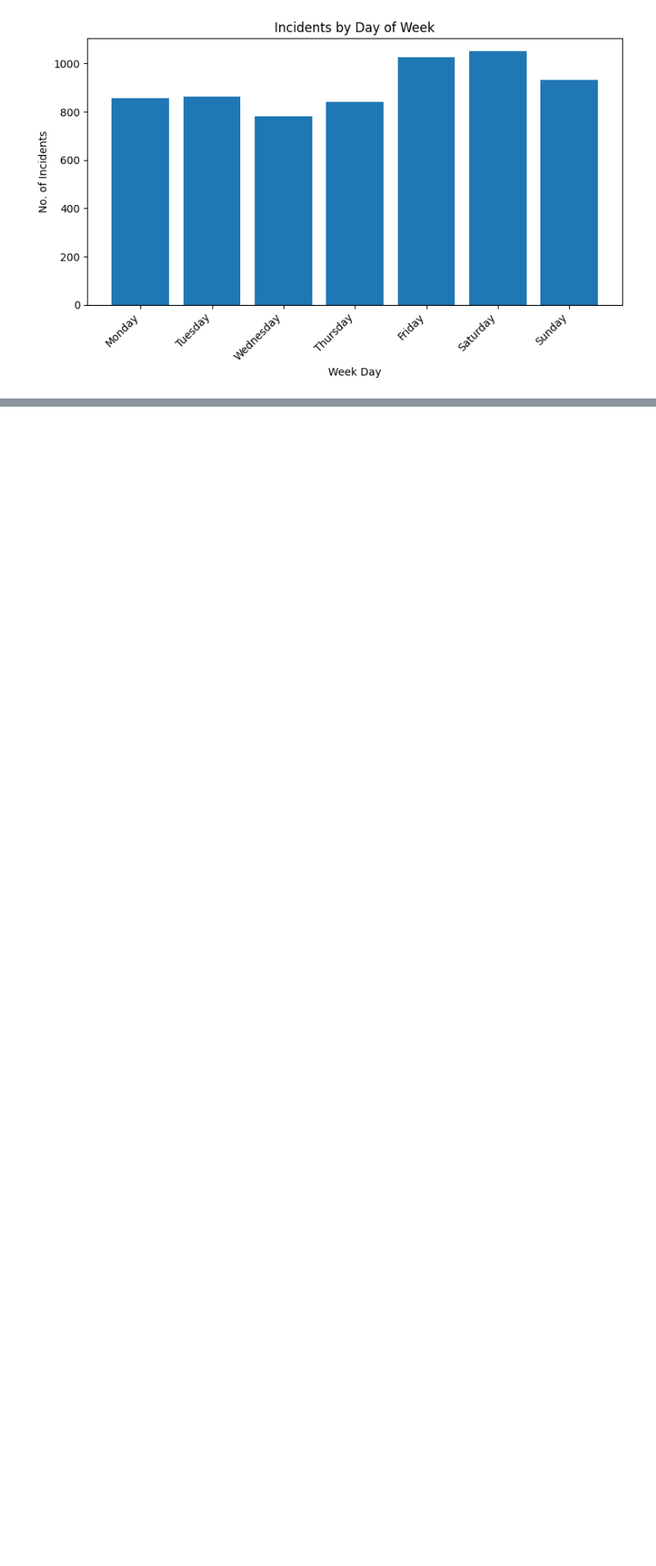
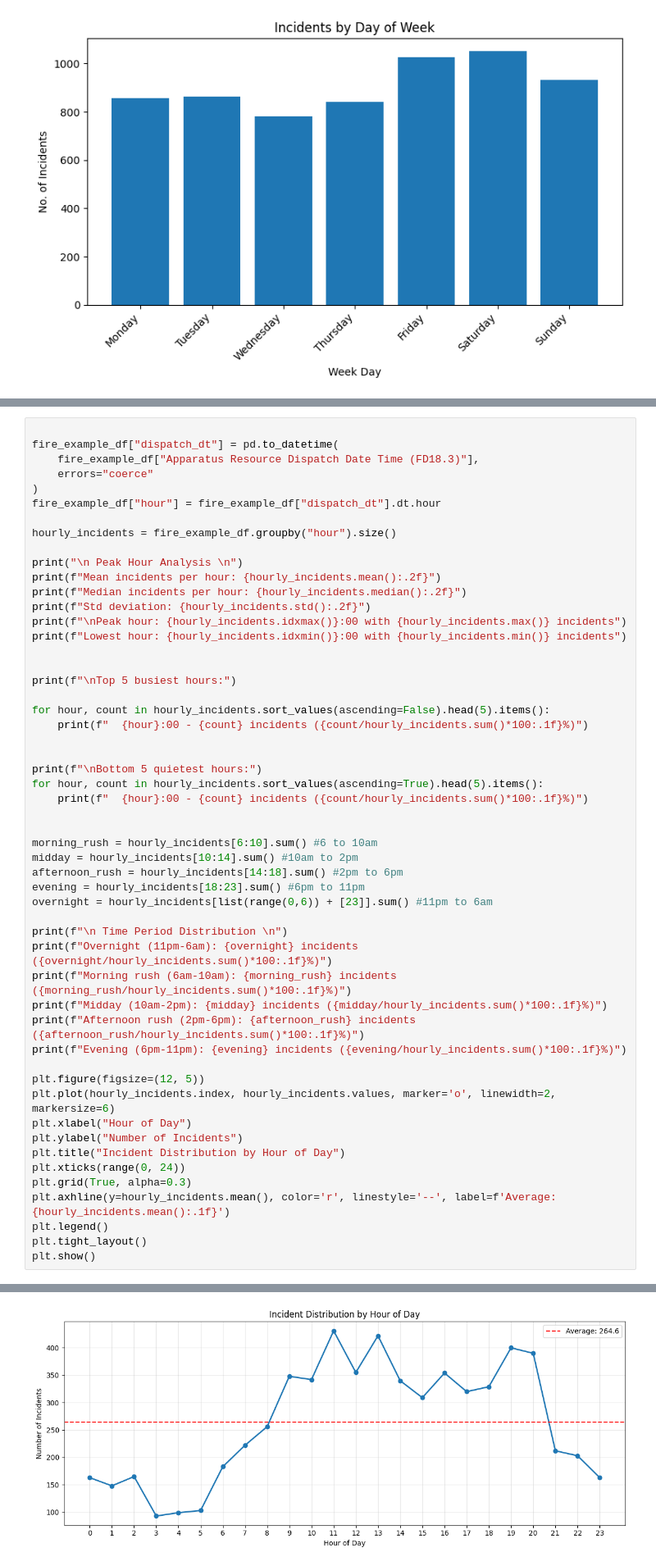
Before and after one commit to atelle10/ser401, a Jupyter notebook: notebooks/stats_kpis.ipynb, the cells around one changed output, grey strips where cells are left out. Shown at 82% size. Cells and saved outputs as stored; diff of their text form; blank space fills up the shorter version.

```diff
--- a/notebooks/stats_kpis.ipynb
+++ b/notebooks/stats_kpis.ipynb
@@ -95,0 +154,54 @@ plt.show()
+# %%
+
+fire_example_df["dispatch_dt"] = pd.to_datetime(
+    fire_example_df["Apparatus Resource Dispatch Date Time (FD18.3)"],
+    errors="coerce"
+)
+fire_example_df["hour"] = fire_example_df["dispatch_dt"].dt.hour
+
+hourly_incidents = fire_example_df.groupby("hour").size()
+
+print("\n Peak Hour Analysis \n")
+print(f"Mean incidents per hour: {hourly_incidents.mean():.2f}")
+print(f"Median incidents per hour: {hourly_incidents.median():.2f}")
+print(f"Std deviation: {hourly_incidents.std():.2f}")
+print(f"\nPeak hour: {hourly_incidents.idxmax()}:00 with {hourly_incidents.max()} incidents")
+print(f"Lowest hour: {hourly_incidents.idxmin()}:00 with {hourly_incidents.min()} incidents")
+
+
+print(f"\nTop 5 busiest hours:")
+
+for hour, count in hourly_incidents.sort_values(ascending=False).head(5).items():
+    print(f"  {hour}:00 - {count} incidents ({count/hourly_incidents.sum()*100:.1f}%)")
+
+
+print(f"\nBottom 5 quietest hours:")
+for hour, count in hourly_incidents.sort_values(ascending=True).head(5).items():
+    print(f"  {hour}:00 - {count} incidents ({count/hourly_incidents.sum()*100:.1f}%)")
+
+
+morning_rush = hourly_incidents[6:10].sum() #6 to 10am
+midday = hourly_incidents[10:14].sum() #10am to 2pm
+afternoon_rush = hourly_incidents[14:18].sum() #2pm to 6pm
+evening = hourly_incidents[18:23].sum() #6pm to 11pm
+overnight = hourly_incidents[list(range(0,6)) + [23]].sum() #11pm to 6am
+
+print(f"\n Time Period Distribution \n")
+print(f"Overnight (11pm-6am): {overnight} incidents ({overnight/hourly_incidents.sum()*100:.1f}%)")
+print(f"Morning rush (6am-10am): {morning_rush} incidents ({morning_rush/hourly_incidents.sum()*100:.1f}%)")
+print(f"Midday (10am-2pm): {midday} incidents ({midday/hourly_incidents.sum()*100:.1f}%)")
+print(f"Afternoon rush (2pm-6pm): {afternoon_rush} incidents ({afternoon_rush/hourly_incidents.sum()*100:.1f}%)")
+print(f"Evening (6pm-11pm): {evening} incidents ({evening/hourly_incidents.sum()*100:.1f}%)")
+
+plt.figure(figsize=(12, 5))
+plt.plot(hourly_incidents.index, hourly_incidents.values, marker='o', linewidth=2, markersize=6)
+plt.xlabel("Hour of Day")
+plt.ylabel("Number of Incidents")
+plt.title("Incident Distribution by Hour of Day")
+plt.xticks(range(0, 24))
+plt.grid(True, alpha=0.3)
+plt.axhline(y=hourly_incidents.mean(), color='r', linestyle='--', label=f'Average: {hourly_incidents.mean():.1f}')
+plt.legend()
+plt.tight_layout()
+plt.show()
+# %% [output]
@@ -95,0 +225 @@ plt.show()
+[figure, added]
```
Also changed, not shown: parts of 6 cells of this notebook.
